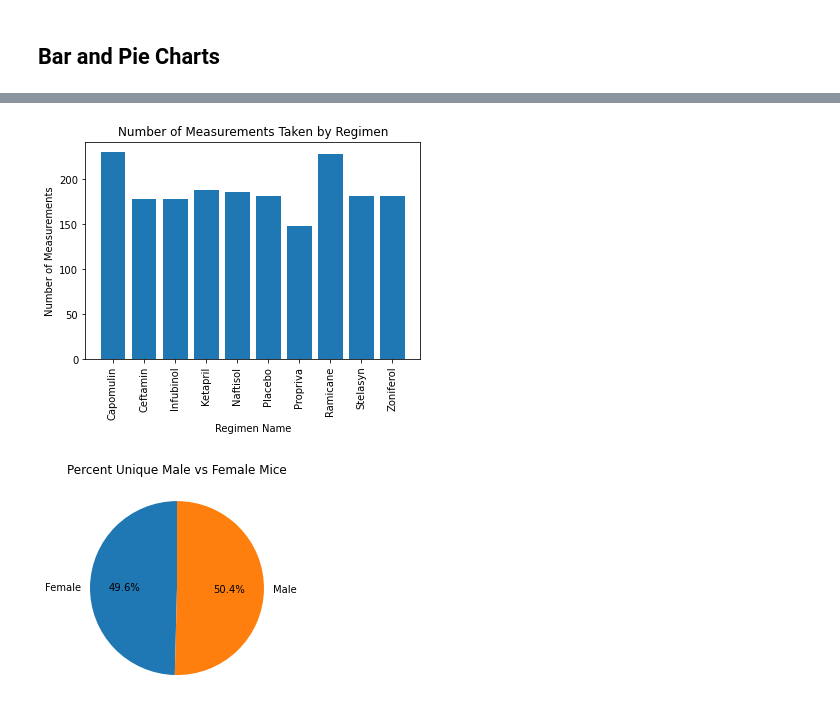
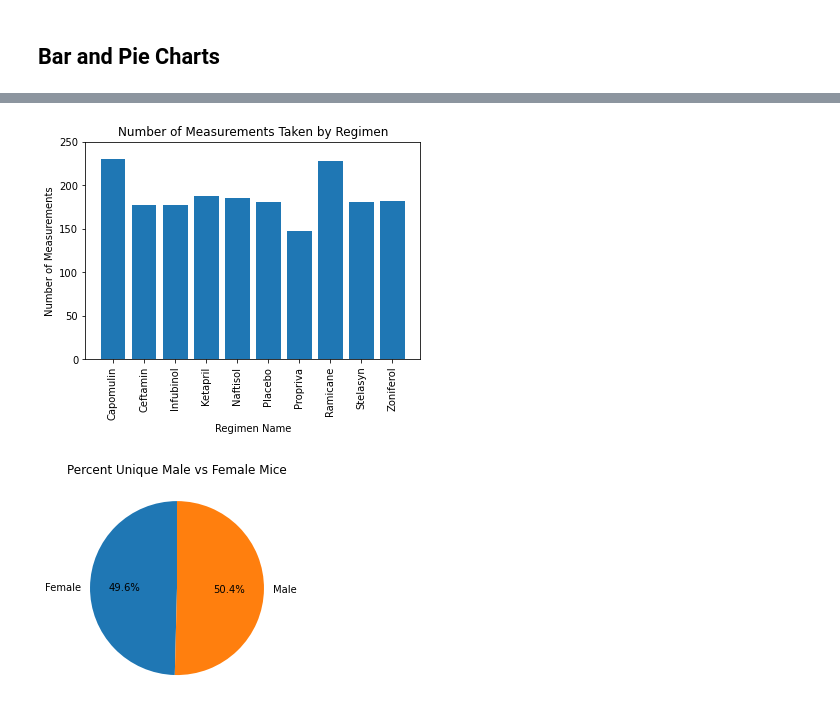
Before and after one commit to LaurenGT/pymaceuticals_analysis, a Jupyter notebook: pymaceuticals_starter.ipynb, the cells around one changed output, grey strips where cells are left out. Saved outputs shown, nothing was run; the diff lists cells and outputs as text; code cells hidden in the pictures.

```diff
--- a/pymaceuticals_starter.ipynb
+++ b/pymaceuticals_starter.ipynb
@@ -197,19 +197,20 @@ plt.show()
 # %%
 # Generate a bar plot showing the total number of measurements taken on each drug regimen using pyplot.
 # using variable set in previous cell 'cnt_msmt'
 #generate bar char with pyplot
 
 x_axis = np.arange(len(final_summ["Drug Regimen"]))
 tick_locations = [value for value in x_axis]
 y_axis = cnt_msmt["Tumor Volume (mm3)"]
-plt.bar(x_axis, y_axis)
+plt.bar(x_axis, y_axis, width=.8)
 plt.xticks(tick_locations, final_summ["Drug Regimen"], rotation="vertical")
 plt.title("Number of Measurements Taken by Regimen")
 plt.xlabel("Regimen Name")
+plt.ylim((0,max(cnt_msmt["Tumor Volume (mm3)"])+20))
 plt.ylabel("Number of Measurements")
 plt.show()
 # %% [output]
-[figure, old version]
+[figure, new version]
 # %%
 # Generate a pie plot showing the distribution of female versus male mice using pandas
 gender_group = clean_mouse_data[["Sex", "Mouse ID"]].groupby(["Sex"]).nunique()["Mouse ID"]
```
Also changed, not shown: parts of 3 cells of this notebook.
